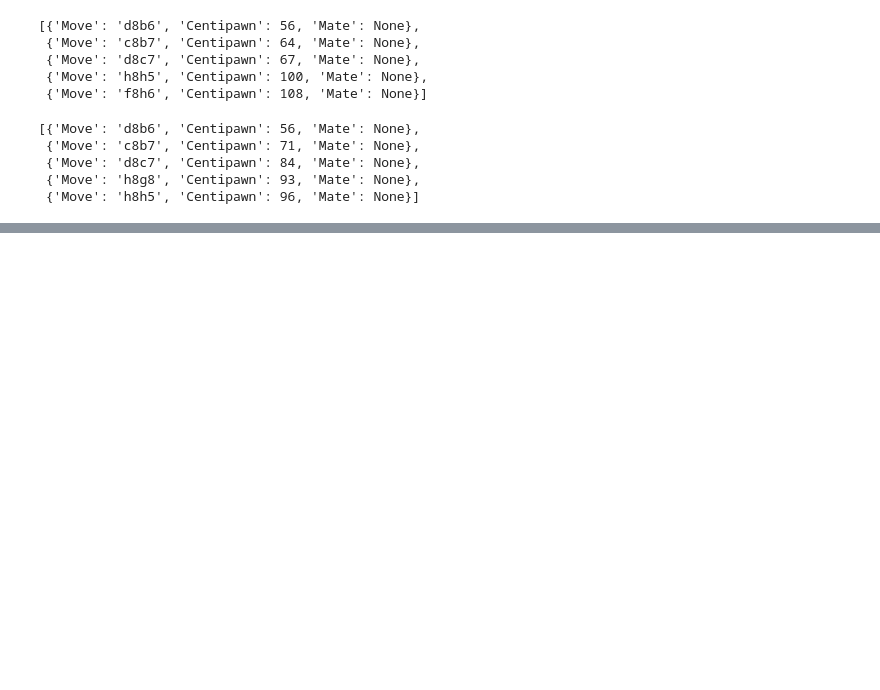
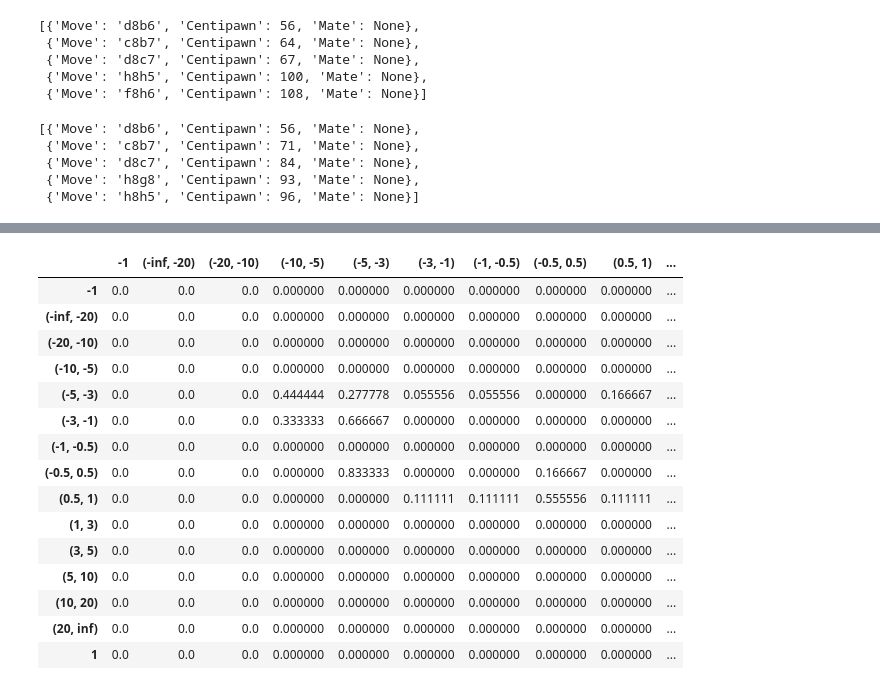
Before and after one commit to bhumsoonjun/chess-project, a Jupyter notebook: test_engine.ipynb, the cells around one changed output, grey strips where cells are left out. Saved outputs shown, nothing was run; the diff lists cells and outputs as text; code cells hidden in the pictures; blank space fills up the shorter version.

```diff
--- a/test_engine.ipynb
+++ b/test_engine.ipynb
@@ -260,3 +260,36 @@ stockfish.get_top_moves(5)
  {'Move': 'd8c7', 'Centipawn': 84, 'Mate': None},
  {'Move': 'h8g8', 'Centipawn': 93, 'Mate': None},
  {'Move': 'h8h5', 'Centipawn': 96, 'Mate': None}]
+# %%
+import json
+from analyser import *
+def load_config(path: str) -> dict:
+    with open(path) as file:
+        raw_json_string = file.read()
+        config = json.loads(raw_json_string)
+        return config
+
+def write_res_to_file(path: str, res: Dict):
+    with open(path, "w") as file:
+        file.write(res.__str__())
+
+
+fen = "2r2b1k/1p1n4/1P1P4/p2Bp2q/1BN1Pp1n/R4PrP/5R1K/5Q2 w - - 0 38"
+path = "output"
+
+states = [(-float("inf"), -20), (-20, -10), (-10, -5), (-5, -3), (-3, -1), (-1, -0.5), (-0.5, 0.5), (0.5, 1), (1, 3), (3, 5), (5, 10), (10, 20), (20, float("inf"))]
+states_including_end_points = [-1] + states + [1]
+num_variations = 3
+depth = 3
+stockfish_depth = 20
+config = load_config("stockfish_confg.json")
+
+model = analyser(states, num_variations, depth, stockfish_depth, config)
+adj, stoch, dist, expectation = model.eval_position(fen)
+df = pd.DataFrame(stoch, columns=states_including_end_points, index=states_including_end_points)
+print(expectation)
+
+write_res_to_file(f"{path}/test/adj_", adj)
+write_res_to_file(f"{path}/test/stoch_", df)
+write_res_to_file(f"{path}/test/expectation_", expectation)
+write_res_to_file(f"{path}/test/dist_.", dist)
@@ -262,0 +314,19 @@ stockfish.get_top_moves(5)
+# %%
+df
+# %% [output]
+|  | -1 | (-inf, -20) | (-20, -10) | (-10, -5) | (-5, -3) | (-3, -1) | (-1, -0.5) | (-0.5, 0.5) | (0.5, 1) | ... |
+| -1 | 0.0 | 0.0 | 0.0 | 0.000000 | 0.000000 | 0.000000 | 0.000000 | 0.000000 | 0.000000 | ... |
+| (-inf, -20) | 0.0 | 0.0 | 0.0 | 0.000000 | 0.000000 | 0.000000 | 0.000000 | 0.000000 | 0.000000 | ... |
+| (-20, -10) | 0.0 | 0.0 | 0.0 | 0.000000 | 0.000000 | 0.000000 | 0.000000 | 0.000000 | 0.000000 | ... |
+| (-10, -5) | 0.0 | 0.0 | 0.0 | 0.000000 | 0.000000 | 0.000000 | 0.000000 | 0.000000 | 0.000000 | ... |
+| (-5, -3) | 0.0 | 0.0 | 0.0 | 0.444444 | 0.277778 | 0.055556 | 0.055556 | 0.000000 | 0.166667 | ... |
+| (-3, -1) | 0.0 | 0.0 | 0.0 | 0.333333 | 0.666667 | 0.000000 | 0.000000 | 0.000000 | 0.000000 | ... |
+| (-1, -0.5) | 0.0 | 0.0 | 0.0 | 0.000000 | 0.000000 | 0.000000 | 0.000000 | 0.000000 | 0.000000 | ... |
+| (-0.5, 0.5) | 0.0 | 0.0 | 0.0 | 0.000000 | 0.833333 | 0.000000 | 0.000000 | 0.166667 | 0.000000 | ... |
+| (0.5, 1) | 0.0 | 0.0 | 0.0 | 0.000000 | 0.000000 | 0.111111 | 0.111111 | 0.555556 | 0.111111 | ... |
+| (1, 3) | 0.0 | 0.0 | 0.0 | 0.000000 | 0.000000 | 0.000000 | 0.000000 | 0.000000 | 0.000000 | ... |
+| (3, 5) | 0.0 | 0.0 | 0.0 | 0.000000 | 0.000000 | 0.000000 | 0.000000 | 0.000000 | 0.000000 | ... |
+| (5, 10) | 0.0 | 0.0 | 0.0 | 0.000000 | 0.000000 | 0.000000 | 0.000000 | 0.000000 | 0.000000 | ... |
+| (10, 20) | 0.0 | 0.0 | 0.0 | 0.000000 | 0.000000 | 0.000000 | 0.000000 | 0.000000 | 0.000000 | ... |
+| (20, inf) | 0.0 | 0.0 | 0.0 | 0.000000 | 0.000000 | 0.000000 | 0.000000 | 0.000000 | 0.000000 | ... |
+| 1 | 0.0 | 0.0 | 0.0 | 0.000000 | 0.000000 | 0.000000 | 0.000000 | 0.000000 | 0.000000 | ... |
```
Also changed, not shown: parts of 11 cells of this notebook, 7 other files.
